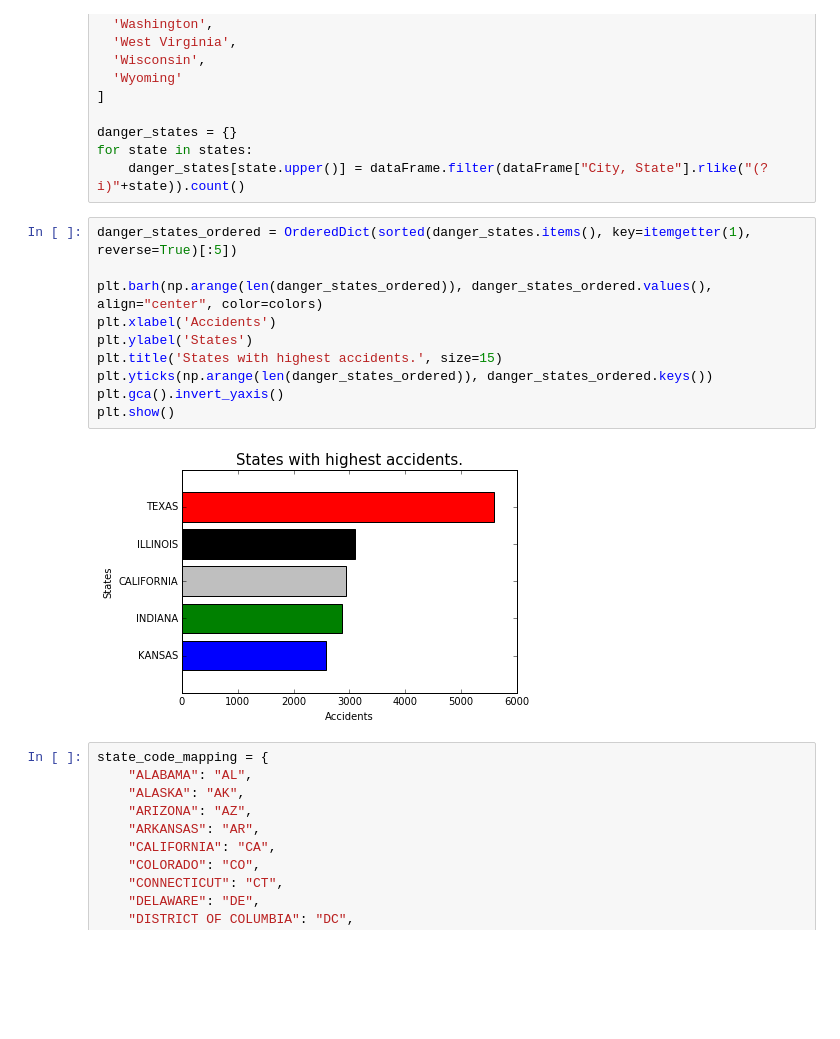
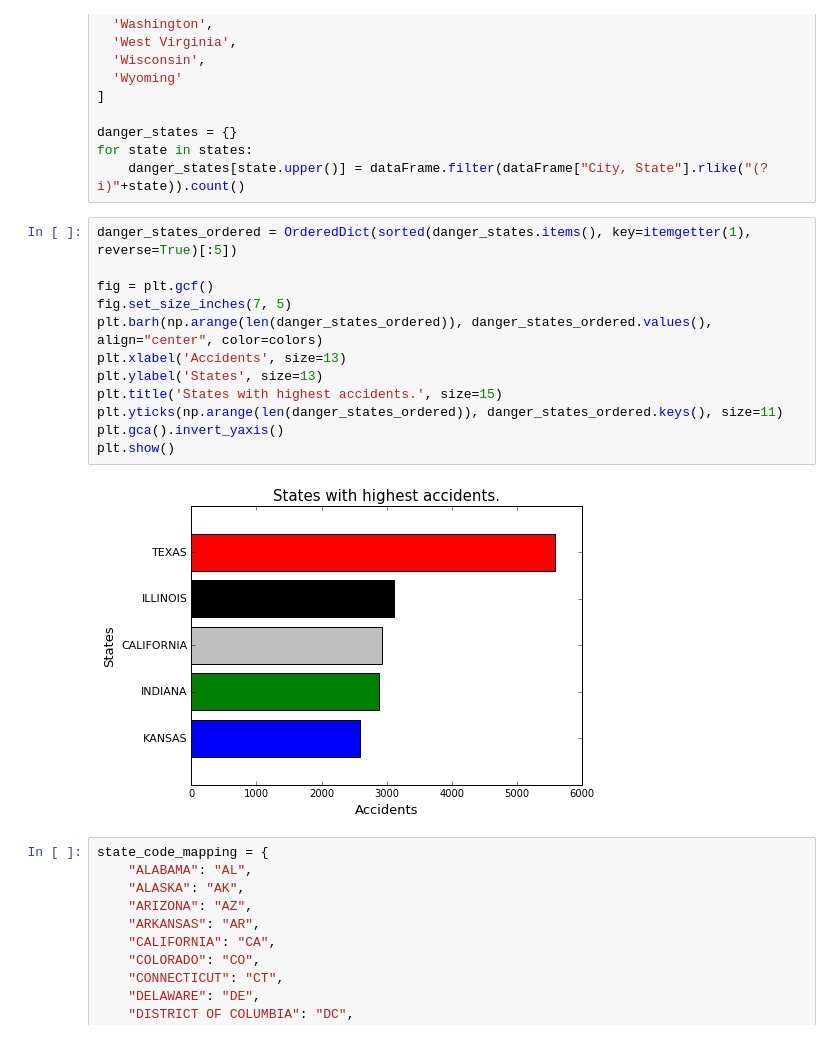
Before and after one commit to Akshay2005/Train-Wreck-Data-Analytics, a Jupyter notebook: Train Wreck Data Analytics.ipynb, the cells around one changed output. Cells and saved outputs as stored; diff of their text form; blank space fills up the shorter version.

```diff
--- a/Train Wreck Data Analytics.ipynb
+++ b/Train Wreck Data Analytics.ipynb
@@ -117,15 +120,17 @@ for state in states:
 # %%
 danger_states_ordered = OrderedDict(sorted(danger_states.items(), key=itemgetter(1), reverse=True)[:5])
 
+fig = plt.gcf()
+fig.set_size_inches(7, 5)
 plt.barh(np.arange(len(danger_states_ordered)), danger_states_ordered.values(), align="center", color=colors)
-plt.xlabel('Accidents')
-plt.ylabel('States')
+plt.xlabel('Accidents', size=13)
+plt.ylabel('States', size=13)
 plt.title('States with highest accidents.', size=15)
-plt.yticks(np.arange(len(danger_states_ordered)), danger_states_ordered.keys())
+plt.yticks(np.arange(len(danger_states_ordered)), danger_states_ordered.keys(), size=11)
 plt.gca().invert_yaxis()
 plt.show()
 # %% [output]
-[figure, old version]
+[figure, new version]
 # %%
 state_code_mapping = {
     "ALABAMA": "AL",
```
Also changed, not shown: parts of 4 cells of this notebook.
